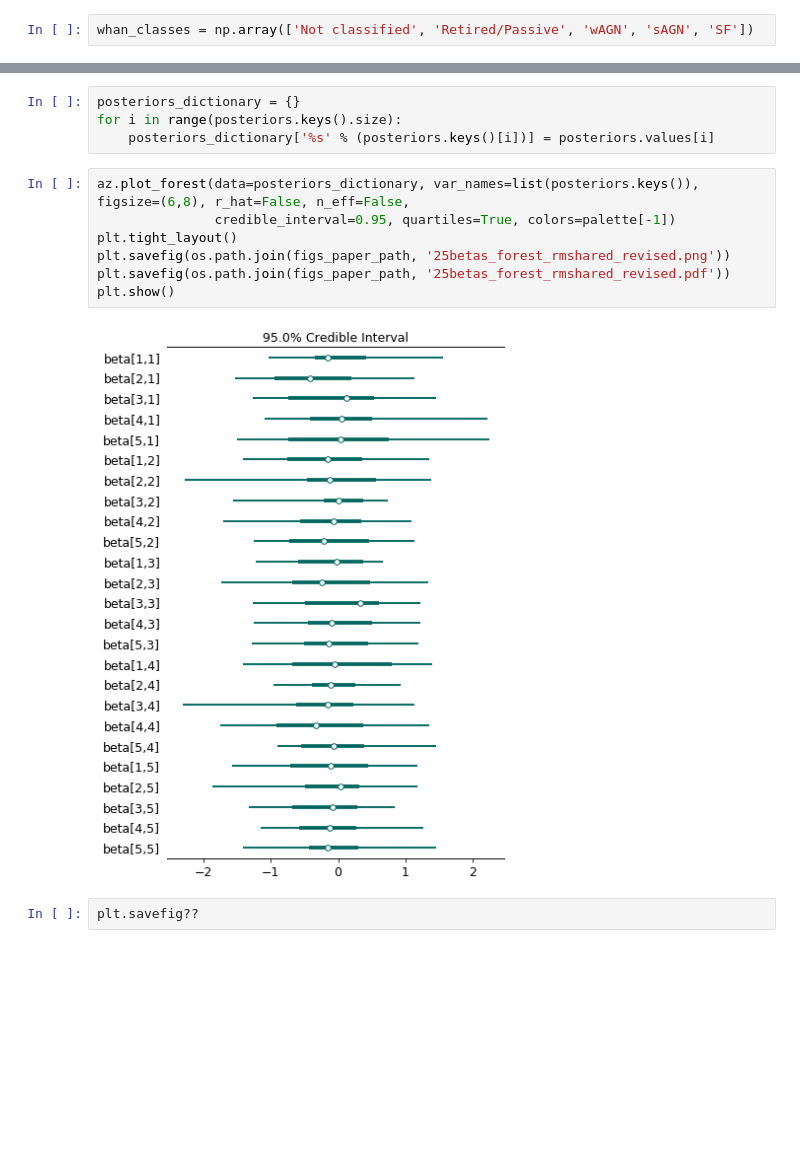
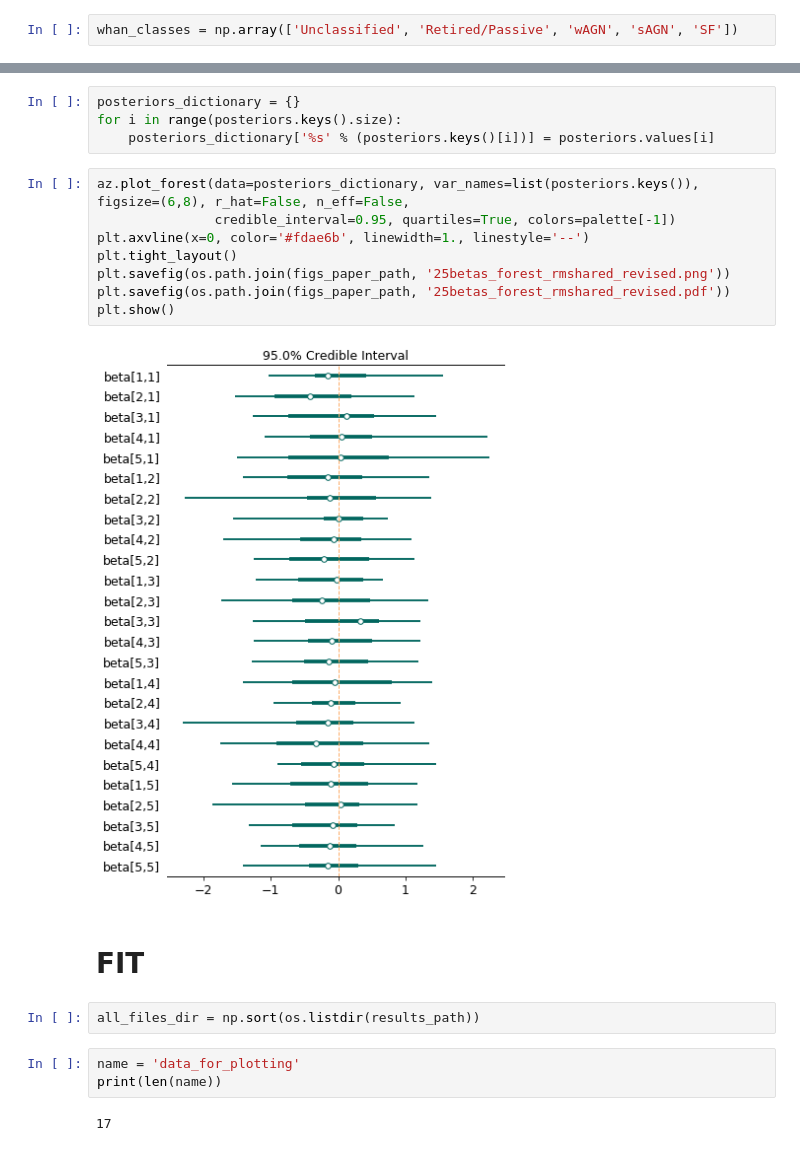
Before and after one commit to mdastro/UVupturn-RSGs, a Jupyter notebook: UtilitiesCodes/UVup_EVOL_PLOTS.ipynb, the cells around one changed output, grey strips where cells are left out. Drawn from its saved outputs; the diff is of its cells as text; blank space fills up the shorter version.

Commit message:
:construction: new figures under construction

```diff
--- a/UtilitiesCodes/UVup_EVOL_PLOTS.ipynb
+++ b/UtilitiesCodes/UVup_EVOL_PLOTS.ipynb
@@ -35,7 +35,7 @@ figs_paper_path = '../../LargeFilesResults/PaperFigs/'  # where the selected fig
 # %%
 posteriors = pd.read_csv(os.path.join(results_path, 'posteriors_rmshared_revised.csv'))
 # %%
-whan_classes = np.array(['Not classified', 'Retired/Passive', 'wAGN', 'sAGN', 'SF'])
+whan_classes = np.array(['Unclassified', 'Retired/Passive', 'wAGN', 'sAGN', 'SF'])
 # %%
 dimensions = posteriors.columns.values.reshape(5,5)
 rows       = dimensions[:,0].size
@@ -79,11 +217,19 @@ for i in range(posteriors.keys().size):
 # %%
 az.plot_forest(data=posteriors_dictionary, var_names=list(posteriors.keys()), figsize=(6,8), r_hat=False, n_eff=False,
                credible_interval=0.95, quartiles=True, colors=palette[-1])
+plt.axvline(x=0, color='#fdae6b', linewidth=1., linestyle='--')
 plt.tight_layout()
 plt.savefig(os.path.join(figs_paper_path, '25betas_forest_rmshared_revised.png'))
 plt.savefig(os.path.join(figs_paper_path, '25betas_forest_rmshared_revised.pdf'))
 plt.show()
 # %% [output]
-[figure, old version]
+[figure, new version]
-# %%
-plt.savefig??
+# %% [markdown]
+# FIT
+# %%
+all_files_dir = np.sort(os.listdir(results_path))
+# %%
+name = 'data_for_plotting'
+print(len(name))
+# %% [output]
+17
```
Also changed, not shown: parts of 6 cells of this notebook, 1 other file.
